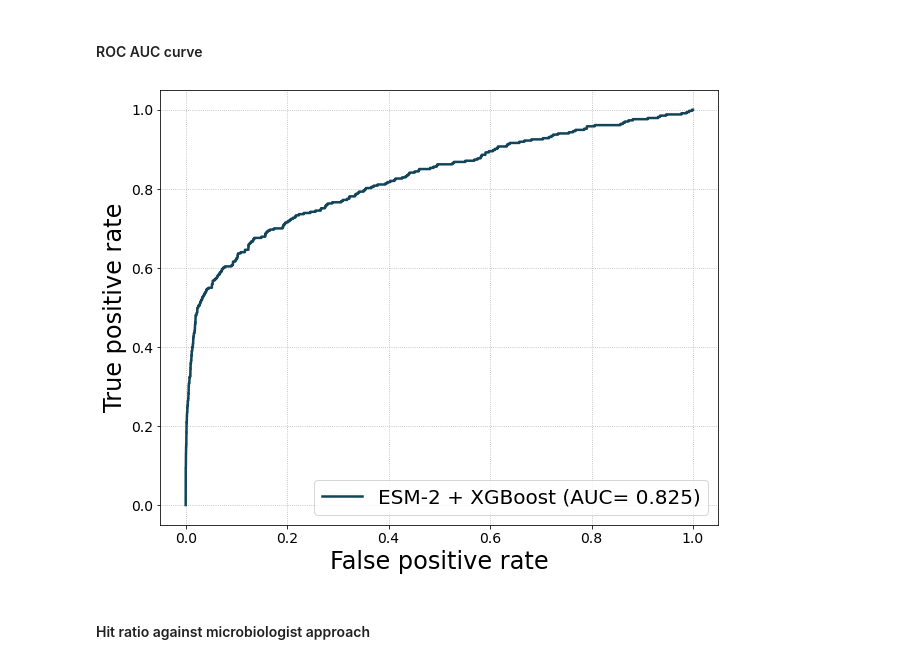
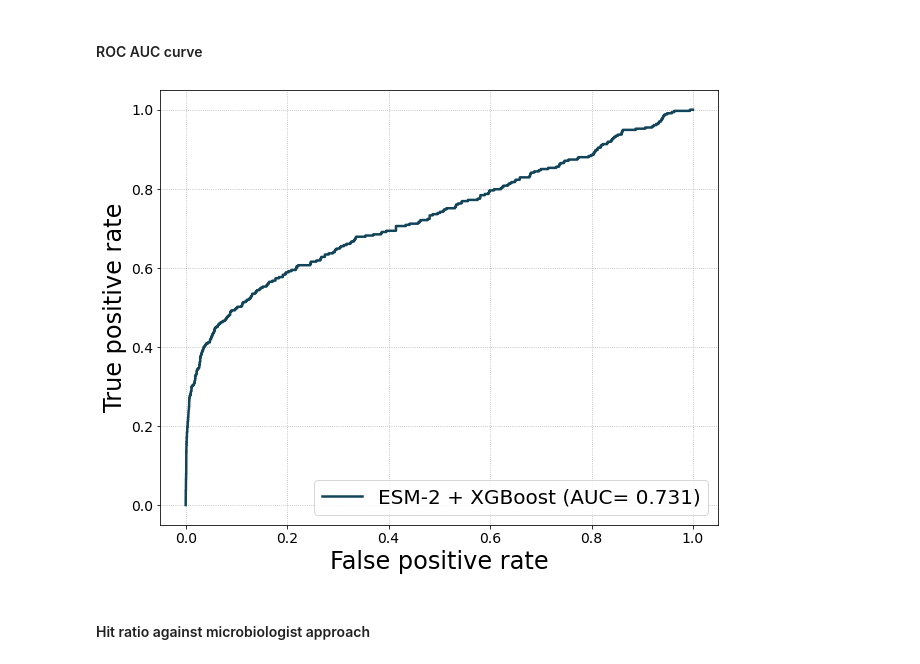
Before and after one commit to dimiboeckaerts/PhageHostLearn, a Jupyter notebook: code/phagehostlearn_training.ipynb, the cells around one changed output. Cells and saved outputs as stored; diff of their text form; code cells hidden in the pictures.

```diff
--- a/code/phagehostlearn_training.ipynb
+++ b/code/phagehostlearn_training.ipynb
@@ -30,7 +30,8 @@ To do the data processing, you'll need to do the following:
 6. Store the known interactions between phages and bacteria in an .xlsx file in which the first column is used for bacterial genome names and the first row is used for phage genome names. The names should correspond to the FASTA files in the respective folders.
 # %%
 general_path = '/Users/dimi/GoogleDrive/PhD/4_PHAGEHOST_LEARNING/42_DATA/Valencia_data'
-data_suffix = 'Valencia2'
+results_path = '/Users/dimi/GoogleDrive/PhD/4_PHAGEHOST_LEARNING/43_RESULTS/models'
+data_suffix = 'Valencia'
 # %% [markdown]
 ## 2. Data processing
 
@@ -136,16 +133,17 @@ xgb.save_model('phagehostlearn_vbeta.json')
 #### 4.2 LOGOCV with the combined model
 # %%
 # if we want to set a threshold for grouping
-matrix = '...'
-threshold = 0.99
+matrix = np.loadtxt(general_path+'/all_loci_score_matrix.txt', delimiter='\t')
+threshold = 0.995
+threshold_str='995'
 group_i = 0
 new_groups = [np.nan] * len(groups_loci)
 for i in range(matrix.shape[0]):
     cluster = np.where(matrix[i,:] >= threshold)[0]
     oldgroups_i = [k for k, x in enumerate(groups_loci) if x in cluster]
     if np.isnan(new_groups[groups_loci.index(i)]):
-        print('new group')
         for ogi in oldgroups_i:
             new_groups[ogi] = group_i
         group_i += 1
 groups_loci = new_groups
+print('Number of unique groups: ', len(set(groups_loci)))
@@ -179,59 +179,49 @@ pbar.close()
 # %%
 # save results
 logo_results = {'labels': label_list, 'scores_language': scores_lan}
-with open(results_path+'/vbeta/combined_logocv_results_beta.pickle', 'wb') as f:
+with open(results_path+'/v3.4/combined_logocv_results_v34_'+threshold_str+'.pickle', 'wb') as f:
     pickle.dump(logo_results, f)
 # %% [markdown]
 ## 5. Results interpretation
 # %%
 # read results
-with open(results_path+'/vbeta/combined_logocv_results_beta.pickle', 'rb') as f:
+with open(results_path+'/v3.4/combined_logocv_results_v34_'+threshold_str+'.pickle', 'rb') as f:
     logo_results = pickle.load(f)
 scores_lan = logo_results['scores_language']
 label_list = logo_results['labels']
 
 # compute performance
-rocaucs = []
-praucs = []
 rqueries_lan = []
-random_guess = []
 for i in range(len(set(groups_loci))):
     score_lan = scores_lan[i]
     y_test = label_list[i]
     try:
             roc_auc = roc_auc_score(y_test, score_lan)
-            rocaucs.append(roc_auc)
-            precision, recall, thresholds = precision_recall_curve(y_test, score_lan)
-            praucs.append(round(auc(recall, precision), 3))
             ranked_lan = [x for _, x in sorted(zip(score_lan, y_test), reverse=True)]
             rqueries_lan.append(ranked_lan)
-            random_guess.append(random.sample(ranked_lan, len(ranked_lan)))
     except:
         pass
 # %% [markdown]
 #### ROC AUC curve
 # %%
 # results, ROC AUC
-for i in range(len(set(groups_loci))):
-    score_lan = scores_lan[i]
-
 labels = np.concatenate(label_list).ravel()
 scoreslr = np.concatenate(scores_lan).ravel()
 
 fig, ax = plt.subplots(figsize=(10,8))
 fpr, tpr, thrs = roc_curve(labels, scoreslr)
 rauclr = round(auc(fpr, tpr), 3)
 ax.plot(fpr, tpr, c='#124559', linewidth=2.5, label='ESM-2 + XGBoost (AUC= '+str(rauclr)+')')
 ax.set_xlabel('False positive rate', size=24)
 ax.set_ylabel('True positive rate', size=24)
 ax.legend(loc=4, prop={'size': 20})
 ax.grid(True, linestyle=':')
 ax.yaxis.set_tick_params(labelsize = 14)
 ax.xaxis.set_tick_params(labelsize = 14)
 fig.savefig(results_path+'/vbeta/logocv_rocauc.png', dpi=400)
 fig.savefig(results_path+'/vbeta/logocv_rocauc_svg.svg', format='svg', dpi=400)
 # %% [output]
-[figure, old version]
+[figure, new version]
 # %% [markdown]
 #### Hit ratio against microbiologist approach
 # %%
```
Also changed, not shown: parts of 8 cells of this notebook, 31 other files.
